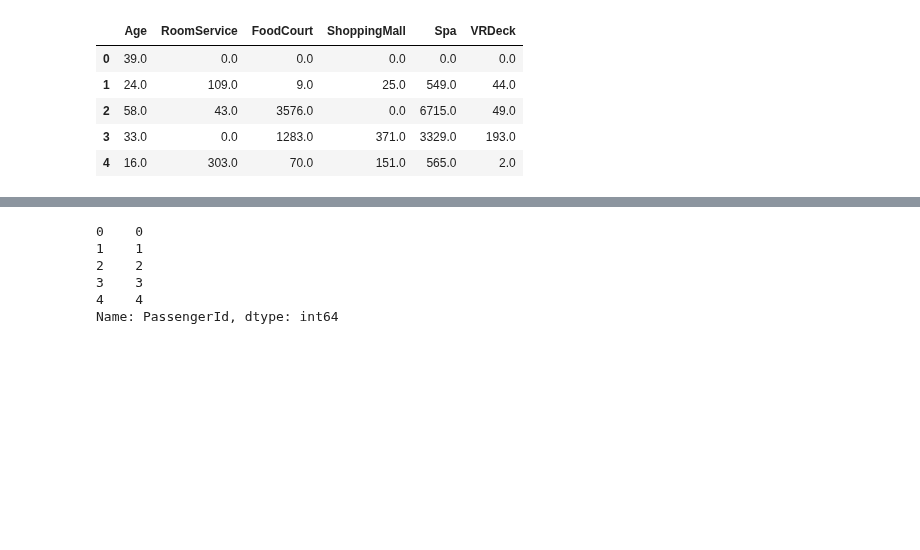
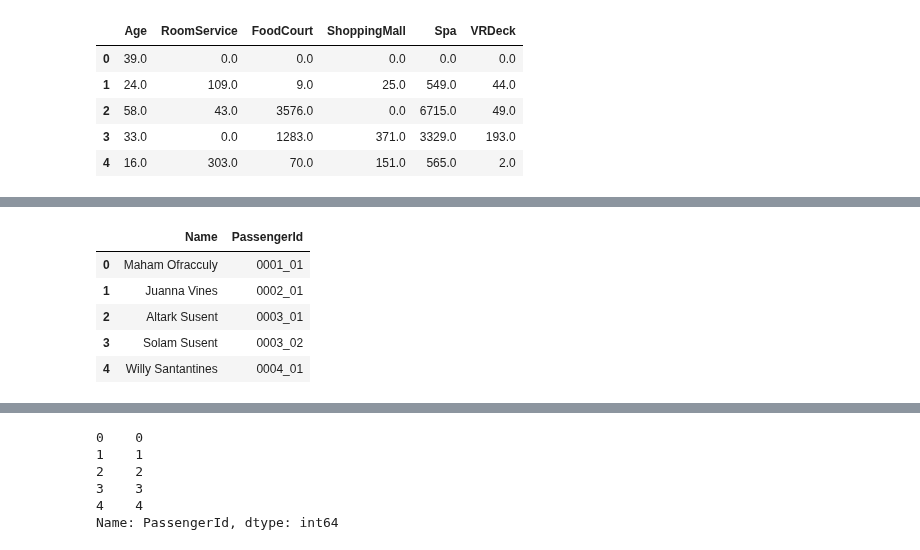
Before and after one commit to Chirag314/EDA, a Jupyter notebook: spaceship_titanic3.ipynb, the cells around one changed output, grey strips where cells are left out. Saved outputs shown, nothing was run; the diff lists cells and outputs as text; code cells hidden in the pictures; blank space fills up the shorter version.

```diff
--- a/spaceship_titanic3.ipynb
+++ b/spaceship_titanic3.ipynb
@@ -347,0 +341,11 @@ ValueError: DataFrame.dtypes for data must be int, float or bool.
+# %%
+# Family features
+
+train_df[['Name','PassengerId']].head().style.set_properties(subset=['PassengerId'],**{'background-color':'lightgreen'})
+# %% [output]
+|  | Name | PassengerId |
+| 0 | Maham Ofracculy | 0001_01 |
+| 1 | Juanna Vines | 0002_01 |
+| 2 | Altark Susent | 0003_01 |
+| 3 | Solam Susent | 0003_02 |
+| 4 | Willy Santantines | 0004_01 |
```
Also changed, not shown: parts of 5 cells of this notebook.
